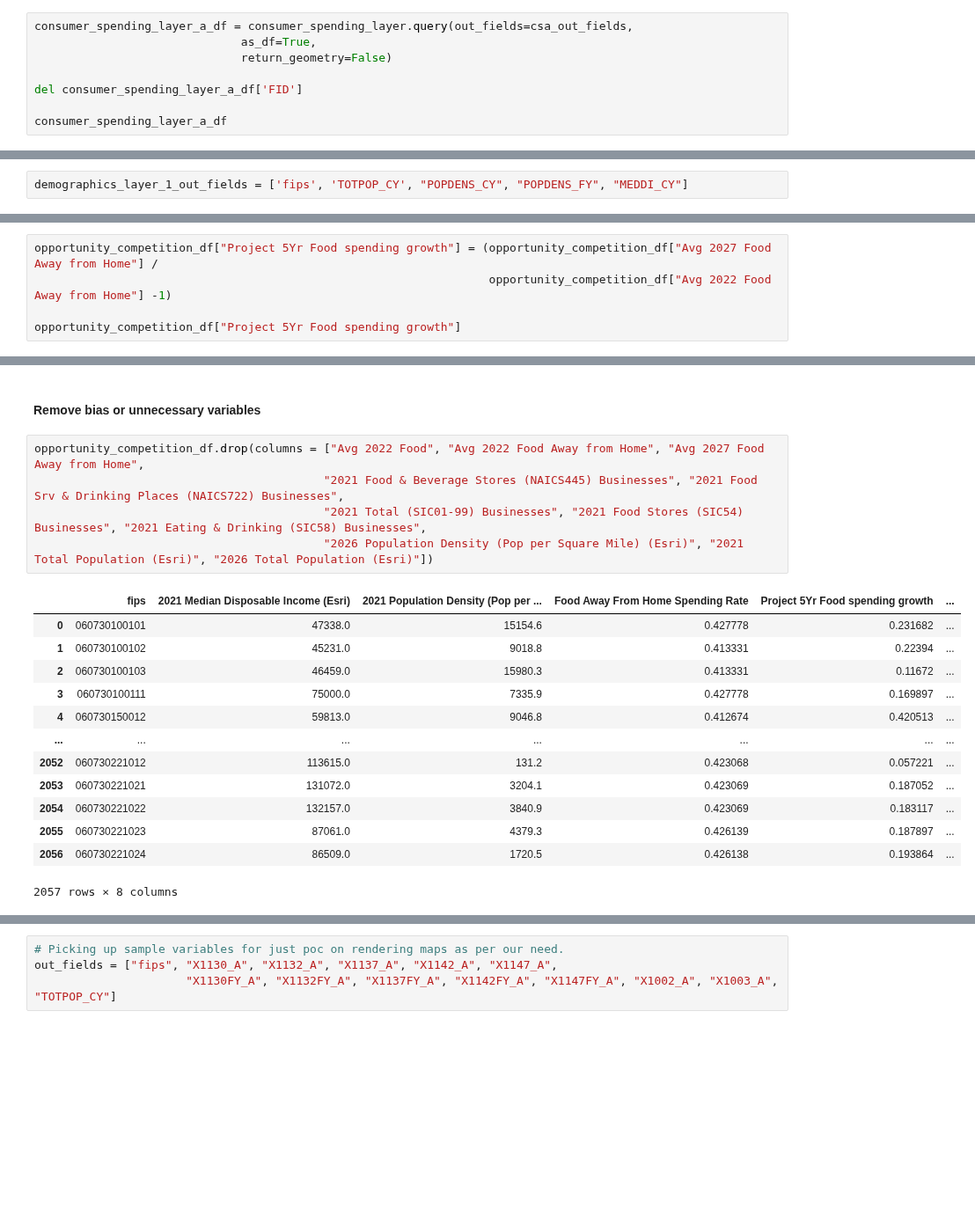
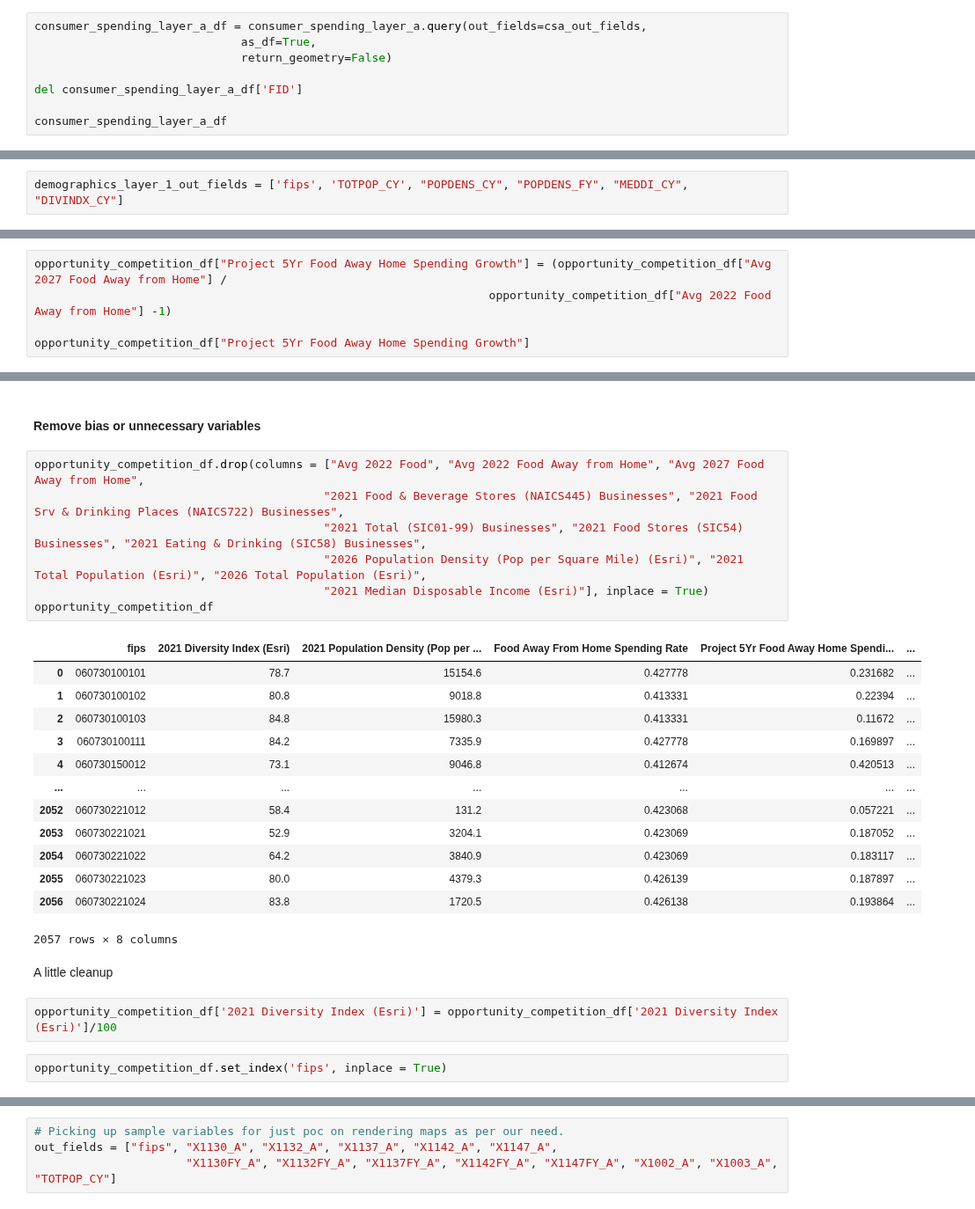
Before and after one commit to amoltkale/ai_chatbot_food_knowledge_graph, a Jupyter notebook: arc_gis/resource_data_creation/opportunity_and_competition_level_score.ipynb, the cells around one changed output, grey strips where cells are left out. Shown at 88% size. Drawn from its saved outputs; the diff is of its cells as text; blank space fills up the shorter version.

```diff
--- a/arc_gis/resource_data_creation/opportunity_and_competition_level_score.ipynb
+++ b/arc_gis/resource_data_creation/opportunity_and_competition_level_score.ipynb
@@ -40,7 +42,7 @@ consumer_spending_layer_a
 # Picking up sample variables for just poc on rendering maps as per our need.
 csa_out_fields = ["fips", "X1002_A", "X1130_A", "X1130FY_A"]
 # %%
-consumer_spending_layer_a_df = consumer_spending_layer.query(out_fields=csa_out_fields,
+consumer_spending_layer_a_df = consumer_spending_layer_a.query(out_fields=csa_out_fields,
                               as_df=True,
                               return_geometry=False)
 
@@ -96,7 +105,7 @@ demographics_layer_1
 # %% [output]
 <FeatureLayer url:"https://services1.arcgis.com/eGSDp8lpKe5izqVc/arcgis/rest/services/aff1b6/FeatureServer/0">
 # %%
-demographics_layer_1_out_fields = ['fips', 'TOTPOP_CY', "POPDENS_CY", "POPDENS_FY", "MEDDI_CY"]
+demographics_layer_1_out_fields = ['fips', 'TOTPOP_CY', "POPDENS_CY", "POPDENS_FY", "MEDDI_CY", "DIVINDX_CY"]
 # %%
 demographics_layer_1_df = demographics_layer_1.query(out_fields=demographics_layer_1_out_fields,
                               as_df=True,
@@ -230,10 +241,10 @@ Name: Food Away From Home Spending Rate, Length: 2057, dtype: Float64
 # %% [markdown]
 Projected spending growth on food away from home 22-27 per household
 # %%
-opportunity_competition_df["Project 5Yr Food spending growth"] = (opportunity_competition_df["Avg 2027 Food Away from Home"] /
+opportunity_competition_df["Project 5Yr Food Away Home Spending Growth"] = (opportunity_competition_df["Avg 2027 Food Away from Home"] /
                                                                   opportunity_competition_df["Avg 2022 Food Away from Home"] -1)
 
-opportunity_competition_df["Project 5Yr Food spending growth"]
+opportunity_competition_df["Project 5Yr Food Away Home Spending Growth"]
 # %% [output]
 0       0.231682
 1        0.22394
@@ -332,19 +343,27 @@ opportunity_competition_df
 # %%
 opportunity_competition_df.drop(columns = ["Avg 2022 Food", "Avg 2022 Food Away from Home", "Avg 2027 Food Away from Home",
                                           "2021 Food & Beverage Stores (NAICS445) Businesses", "2021 Food Srv & Drinking Places (NAICS722) Businesses",
                                           "2021 Total (SIC01-99) Businesses", "2021 Food Stores (SIC54) Businesses", "2021 Eating & Drinking (SIC58) Businesses",
-                                          "2026 Population Density (Pop per Square Mile) (Esri)", "2021 Total Population (Esri)", "2026 Total Population (Esri)"])
+                                          "2026 Population Density (Pop per Square Mile) (Esri)", "2021 Total Population (Esri)", "2026 Total Population (Esri)",
+                                          "2021 Median Disposable Income (Esri)"], inplace = True)
+opportunity_competition_df
 # %% [output]
-|  | fips | 2021 Median Disposable Income (Esri) | 2021 Population Density (Pop per ... | Food Away From Home Spending Rate | Project 5Yr Food spending growth | ... |
-| 0 | 060730100101 | 47338.0 | 15154.6 | 0.427778 | 0.231682 | ... |
-| 1 | 060730100102 | 45231.0 | 9018.8 | 0.413331 | 0.22394 | ... |
-| 2 | 060730100103 | 46459.0 | 15980.3 | 0.413331 | 0.11672 | ... |
-| 3 | 060730100111 | 75000.0 | 7335.9 | 0.427778 | 0.169897 | ... |
-| 4 | 060730150012 | 59813.0 | 9046.8 | 0.412674 | 0.420513 | ... |
+|  | fips | 2021 Diversity Index (Esri) | 2021 Population Density (Pop per ... | Food Away From Home Spending Rate | Project 5Yr Food Away Home Spendi... | ... |
+| 0 | 060730100101 | 78.7 | 15154.6 | 0.427778 | 0.231682 | ... |
+| 1 | 060730100102 | 80.8 | 9018.8 | 0.413331 | 0.22394 | ... |
+| 2 | 060730100103 | 84.8 | 15980.3 | 0.413331 | 0.11672 | ... |
+| 3 | 060730100111 | 84.2 | 7335.9 | 0.427778 | 0.169897 | ... |
+| 4 | 060730150012 | 73.1 | 9046.8 | 0.412674 | 0.420513 | ... |
 | ... | ... | ... | ... | ... | ... | ... |
-| 2052 | 060730221012 | 113615.0 | 131.2 | 0.423068 | 0.057221 | ... |
-| 2053 | 060730221021 | 131072.0 | 3204.1 | 0.423069 | 0.187052 | ... |
-| 2054 | 060730221022 | 132157.0 | 3840.9 | 0.423069 | 0.183117 | ... |
-| 2055 | 060730221023 | 87061.0 | 4379.3 | 0.426139 | 0.187897 | ... |
-| 2056 | 060730221024 | 86509.0 | 1720.5 | 0.426138 | 0.193864 | ... |
+| 2052 | 060730221012 | 58.4 | 131.2 | 0.423068 | 0.057221 | ... |
+| 2053 | 060730221021 | 52.9 | 3204.1 | 0.423069 | 0.187052 | ... |
+| 2054 | 060730221022 | 64.2 | 3840.9 | 0.423069 | 0.183117 | ... |
+| 2055 | 060730221023 | 80.0 | 4379.3 | 0.426139 | 0.187897 | ... |
+| 2056 | 060730221024 | 83.8 | 1720.5 | 0.426138 | 0.193864 | ... |
 2057 rows × 8 columns
+# %% [markdown]
+A little cleanup
+# %%
+opportunity_competition_df['2021 Diversity Index (Esri)'] = opportunity_competition_df['2021 Diversity Index (Esri)']/100
+# %%
+opportunity_competition_df.set_index('fips', inplace = True)
```
Also changed, not shown: parts of 34 cells of this notebook.
